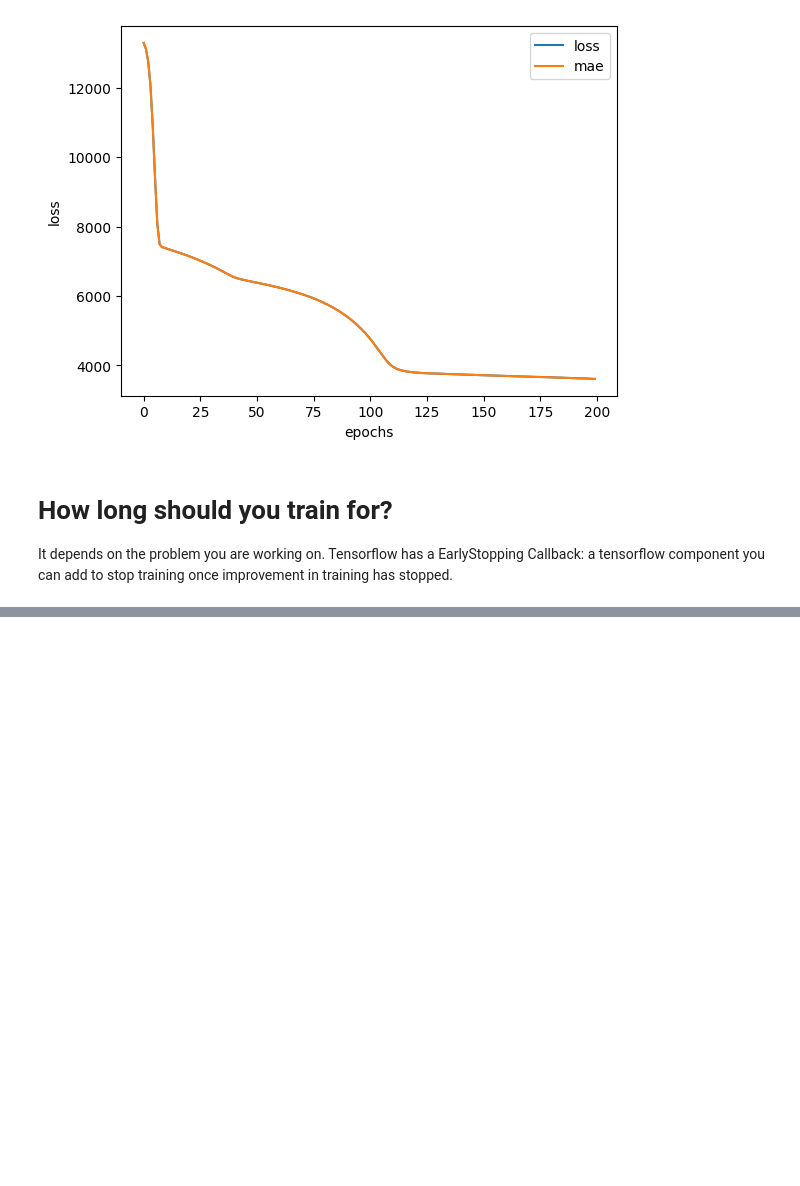
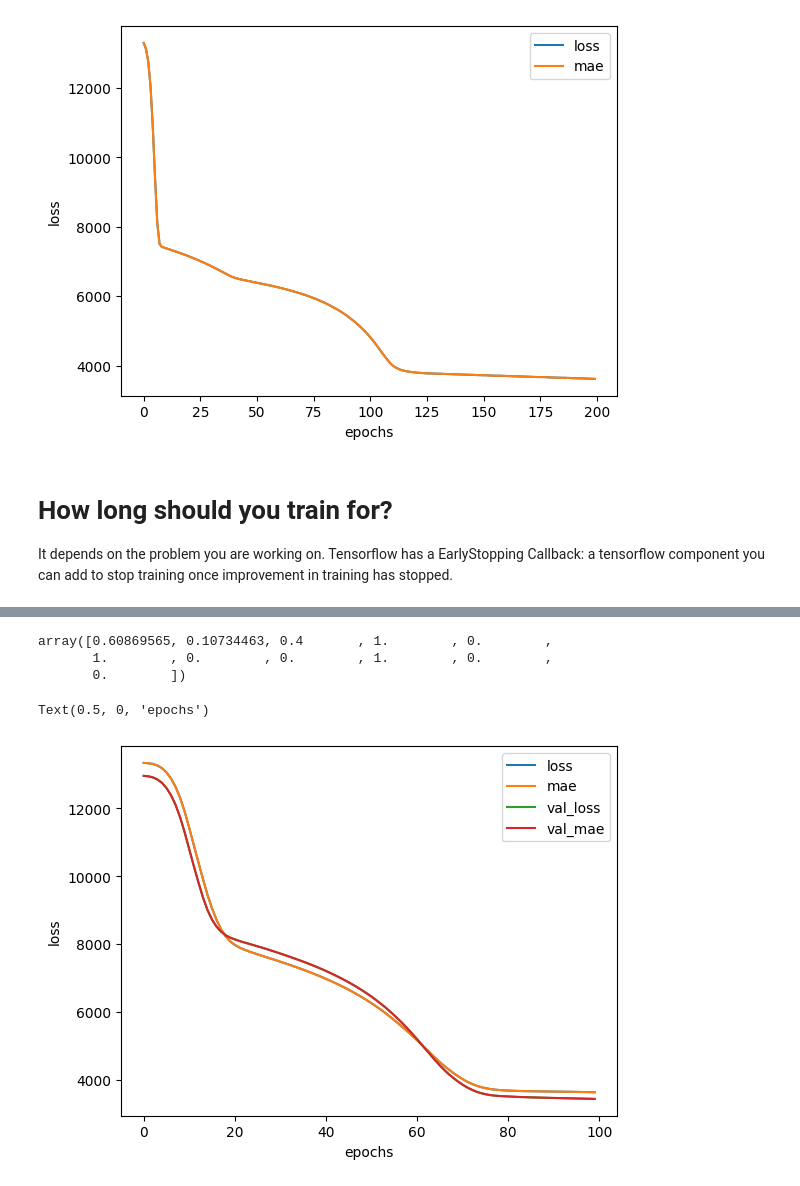
Before and after one commit to gimokid/learning-tensor-flow, a Jupyter notebook: 01b_medical_data_tensorflow.ipynb, the cells around one changed output, grey strips where cells are left out. Drawn from its saved outputs; the diff is of its cells as text; code cells hidden in the pictures; blank space fills up the shorter version.

```diff
--- a/01b_medical_data_tensorflow.ipynb
+++ b/01b_medical_data_tensorflow.ipynb
@@ -255,0 +308,3 @@ insurance_model_4.evaluate(X_test, y_test)
+# %%
+# Read in insurance dataset from github
+insurance = pd.read_csv("https://raw.githubusercontent.com/stedy/Machine-Learning-with-R-datasets/refs/heads/master/insurance.csv")
@@ -255,0 +373,45 @@ insurance_model_4.evaluate(X_test, y_test)
+# %%
+X_train_normal[0]
+# %% [output]
+array([0.60869565, 0.10734463, 0.4       , 1.        , 0.        ,
+       1.        , 0.        , 0.        , 1.        , 0.        ,
+       0.        ])
+# %%
+# Lets build the model using the normalized data
+
+# Set Random Seed
+tf.random.set_seed(42)
+
+# Build the model
+insurance_model_5 = tf.keras.Sequential([
+    tf.keras.layers.Dense(100),
+    tf.keras.layers.Dense(10),
+    tf.keras.layers.Dense(1)
+])
+
+# Compile the model
+insurance_model_5.compile(loss=tf.keras.losses.mae,
+                          optimizer=tf.keras.optimizers.Adam(),
+                          metrics=["mae"]
+)
+
+# Define the callback function
+early_stopping = tf.keras.callbacks.EarlyStopping(
+    monitor="val_loss",
+    patience=3,
+    restore_best_weights=True
+)
+
+# Fit the model
+history = insurance_model_5.fit(X_train_normal, y_train, epochs=100,
+                                validation_data=(X_test_normal, y_test),
+                                callbacks=[early_stopping],
+                                verbose=0
+)
+# %%
+pd.DataFrame(history.history).plot()
+plt.ylabel("loss")
+plt.xlabel("epochs")
+# %% [output]
+Text(0.5, 0, 'epochs')
+[figure, added]
```
Also changed, not shown: parts of 21 cells of this notebook.
